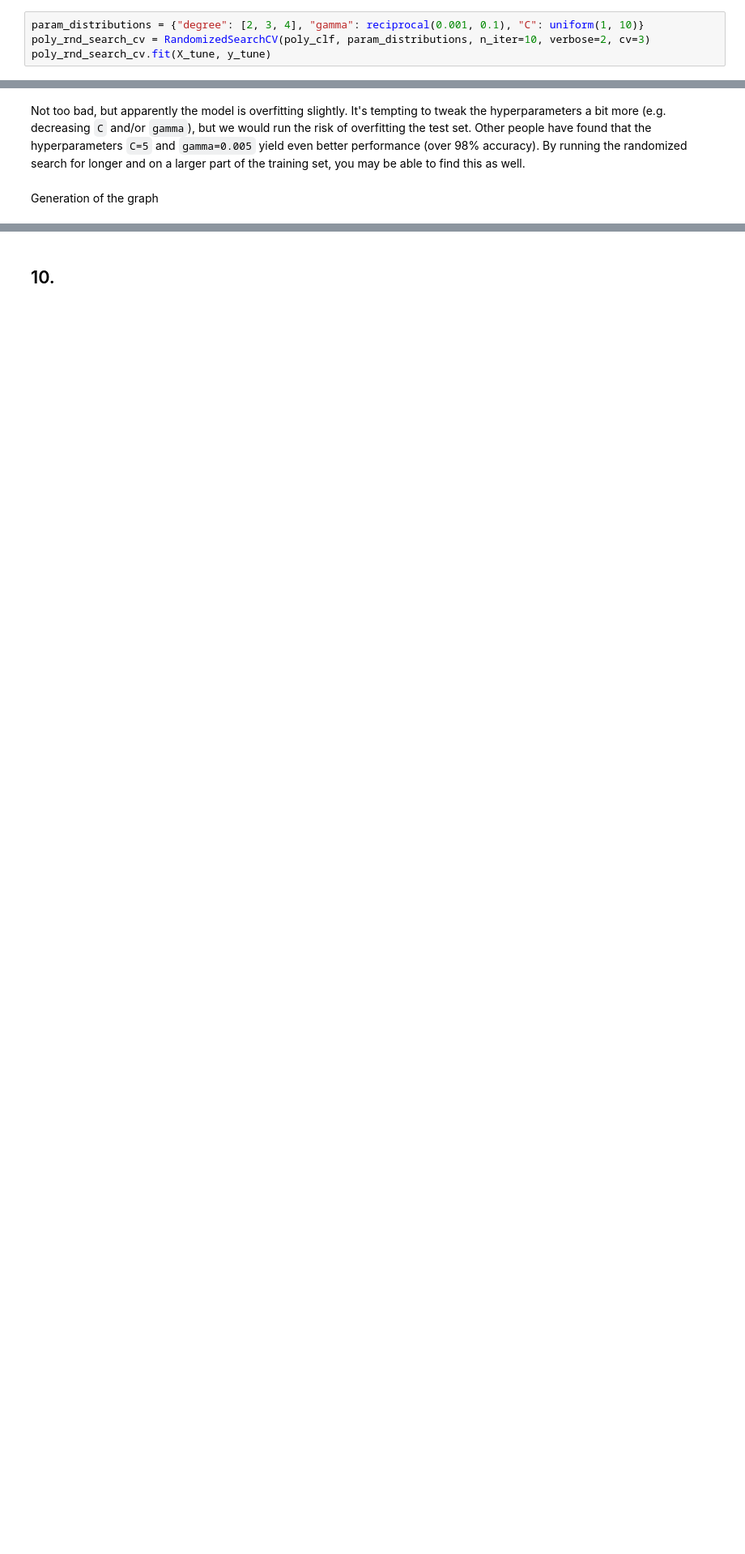
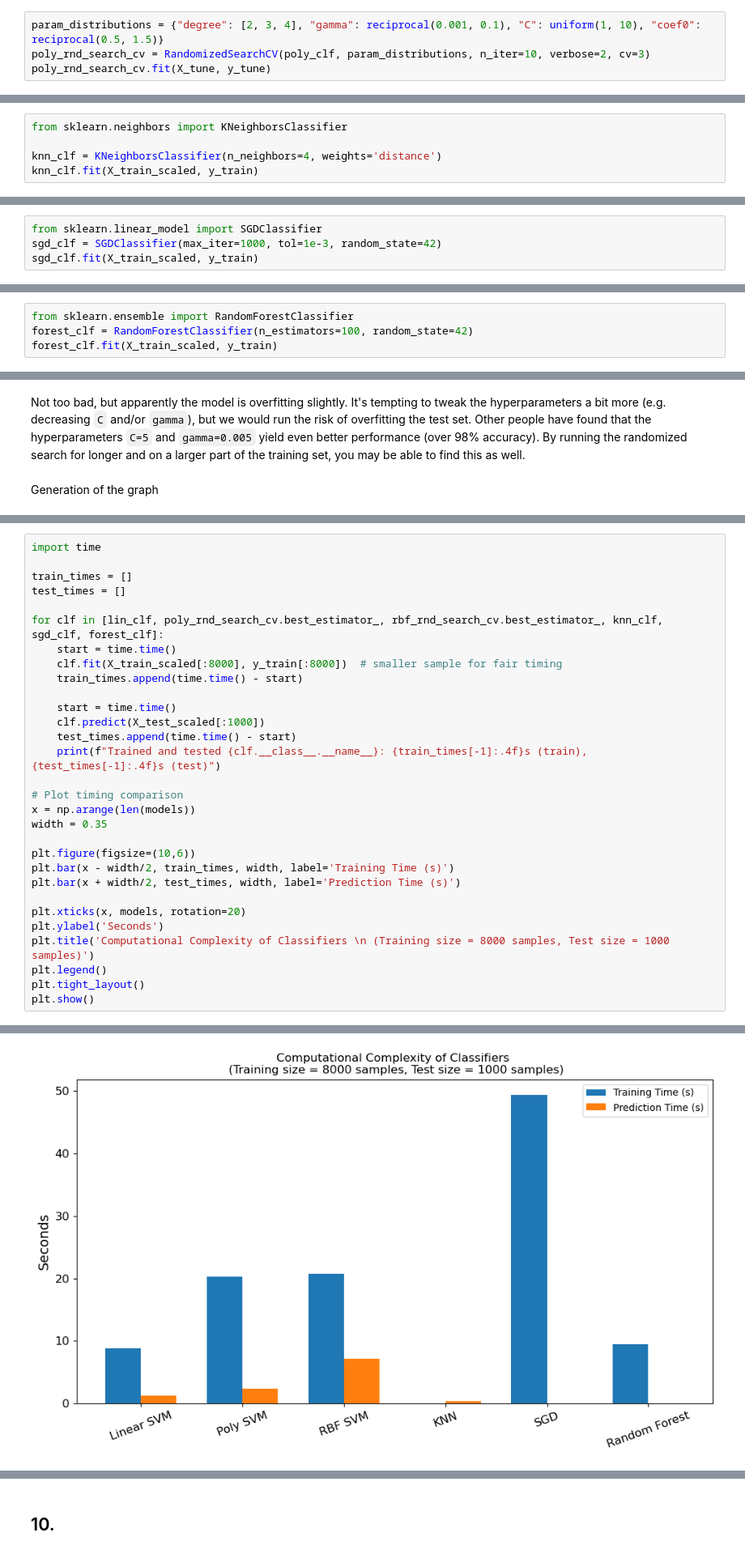
Before and after one commit to suka1901/handson-ml2, a Jupyter notebook: 05_support_vector_machines.ipynb, the cells around one changed output, grey strips where cells are left out. Shown at 81% size. Cells and saved outputs as stored; diff of their text form; blank space fills up the shorter version.

```diff
--- a/05_support_vector_machines.ipynb
+++ b/05_support_vector_machines.ipynb
@@ -1175,7 +1166,7 @@ RandomizedSearchCV(cv=3, estimator=SVC(),
                                         'gamma': <scipy.stats._distn_infrastructure.rv_continuous_frozen object at 0x...>},
                    verbose=2)
 # %%
-param_distributions = {"degree": [2, 3, 4], "gamma": reciprocal(0.001, 0.1), "C": uniform(1, 10)}
+param_distributions = {"degree": [2, 3, 4], "gamma": reciprocal(0.001, 0.1), "C": uniform(1, 10), "coef0": reciprocal(0.5, 1.5)}
 poly_rnd_search_cv = RandomizedSearchCV(poly_clf, param_distributions, n_iter=10, verbose=2, cv=3)
 poly_rnd_search_cv.fit(X_tune, y_tune)
 # %% [output]
@@ -1231,3 +1230,8 @@ np.float64(0.9565998891430834)
 This looks pretty low but remember we only trained the model on 1,000 instances. Let's retrain the best estimator on the whole training set:
 # %% [markdown]
 **Warning**: the following cell may take hours to run, depending on your hardware.
+# %%
+from sklearn.neighbors import KNeighborsClassifier
+
+knn_clf = KNeighborsClassifier(n_neighbors=4, weights='distance')
+knn_clf.fit(X_train_scaled, y_train)
@@ -1233,0 +1240,4 @@ This looks pretty low but remember we only trained the model on 1,000 instances.
+# %%
+from sklearn.linear_model import SGDClassifier
+sgd_clf = SGDClassifier(max_iter=1000, tol=1e-3, random_state=42)
+sgd_clf.fit(X_train_scaled, y_train)
@@ -1233,0 +1246,4 @@ This looks pretty low but remember we only trained the model on 1,000 instances.
+# %%
+from sklearn.ensemble import RandomForestClassifier
+forest_clf = RandomForestClassifier(n_estimators=100, random_state=42)
+forest_clf.fit(X_train_scaled, y_train)
@@ -1341,0 +1434,31 @@ plt.show()
+# %%
+import time
+
+train_times = []
+test_times = []
+
+for clf in [lin_clf, poly_rnd_search_cv.best_estimator_, rbf_rnd_search_cv.best_estimator_, knn_clf, sgd_clf, forest_clf]:
+    start = time.time()
+    clf.fit(X_train_scaled[:8000], y_train[:8000])  # smaller sample for fair timing
+    train_times.append(time.time() - start)
+
+    start = time.time()
+    clf.predict(X_test_scaled[:1000])
+    test_times.append(time.time() - start)
+    print(f"Trained and tested {clf.__class__.__name__}: {train_times[-1]:.4f}s (train), {test_times[-1]:.4f}s (test)")
+
+# Plot timing comparison
+x = np.arange(len(models))
+width = 0.35
+
+plt.figure(figsize=(10,6))
+plt.bar(x - width/2, train_times, width, label='Training Time (s)')
+plt.bar(x + width/2, test_times, width, label='Prediction Time (s)')
+
+plt.xticks(x, models, rotation=20)
+plt.ylabel('Seconds')
+plt.title('Computational Complexity of Classifiers \n (Training size = 8000 samples, Test size = 1000 samples)')
+plt.legend()
+plt.tight_layout()
+plt.show()
+# %% [output]
@@ -1341,0 +1471 @@ plt.show()
+[figure, added]
```
Also changed, not shown: parts of 31 cells of this notebook.
